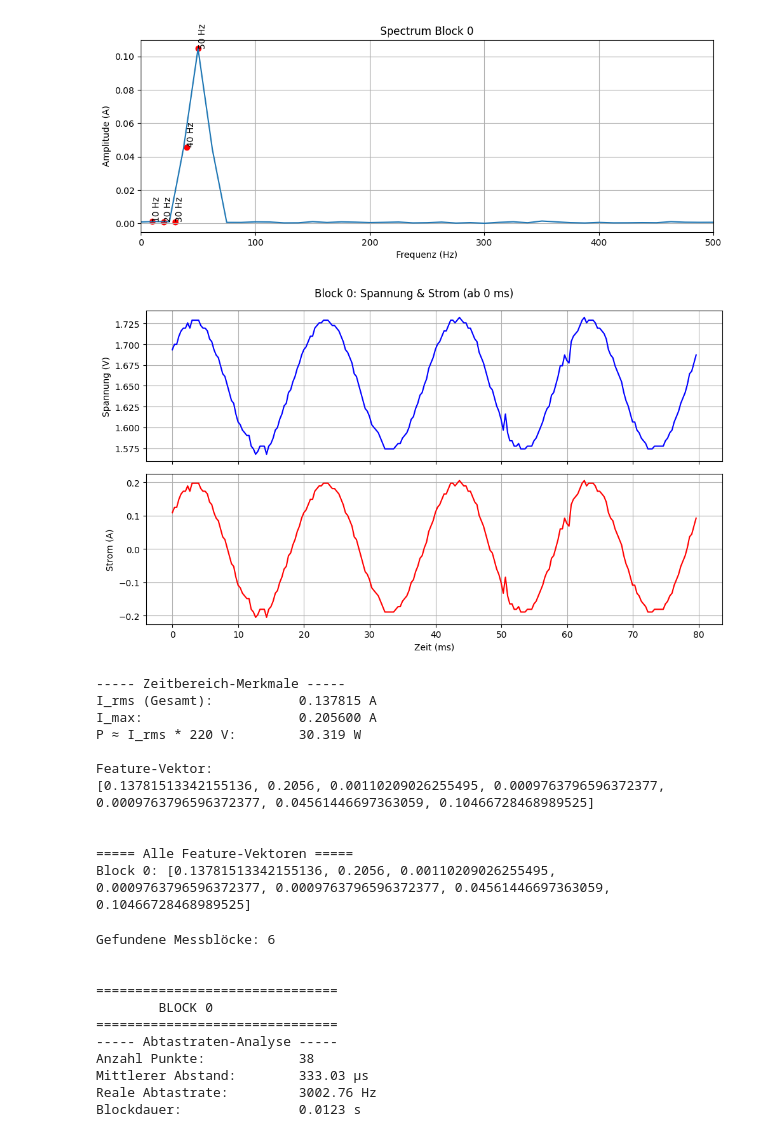
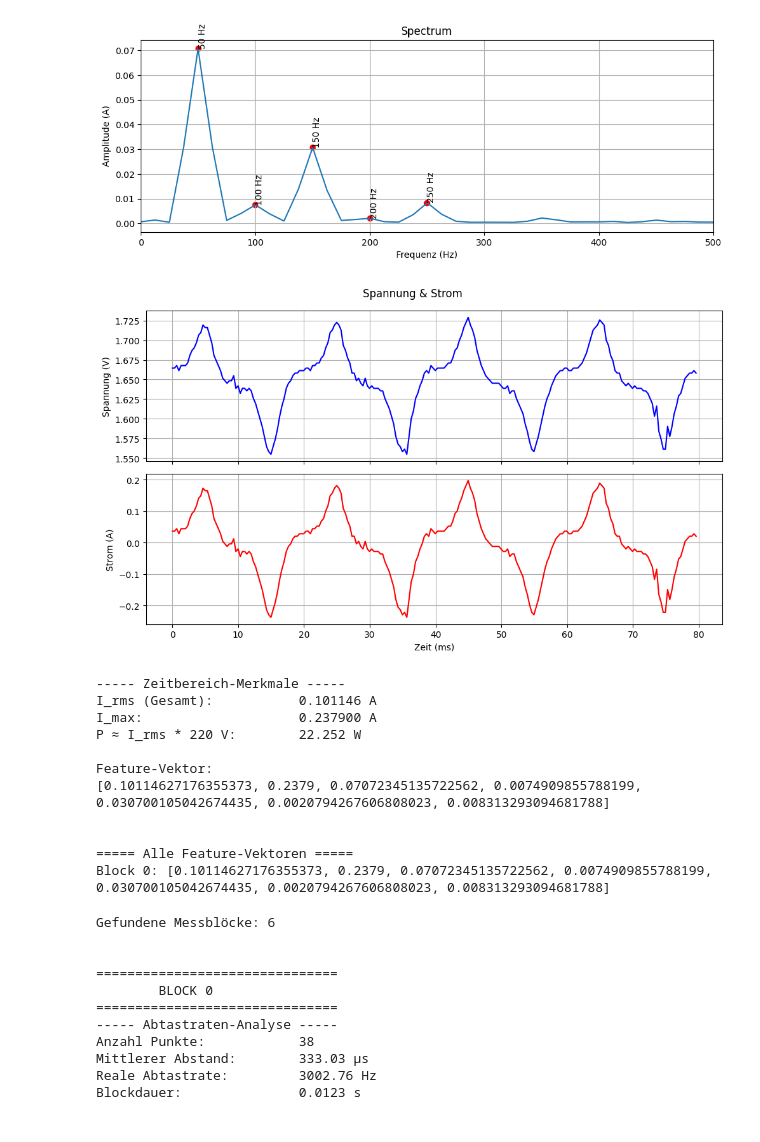
Before and after one commit to Taleb93/SensorSysteme, a Jupyter notebook: abtast.ipynb, the cells around one changed output. Saved outputs shown, nothing was run; the diff lists cells and outputs as text; code cells hidden in the pictures.

```diff
--- a/abtast.ipynb
+++ b/abtast.ipynb
@@ -4,7 +4,7 @@ import numpy as np
 import matplotlib.pyplot as plt
 
 # === 1️⃣ Datei einlesen ===
-filename = "ventelator.txt"
+filename = "lötstation.txt"
 
 df = pd.read_csv(
     filename,
@@ -65,7 +65,7 @@ for blk, d in df.groupby("block"):
     mag = np.abs(I_fft) * 2.0 / N   # einfache Normierung
 
     # Frequenzen, die du auswerten willst
-    freq_targets = [10,20, 30, 40, 50]
+    freq_targets = [50,100, 150, 200, 250]
     amps = []
 
     print("\n----- Spektrale Merkmale -----")
@@ -82,7 +82,7 @@ for blk, d in df.groupby("block"):
         plt.text(f, a, f"{f} Hz", rotation=90, va="bottom")
     plt.xlim(0, 500)
     plt.grid(True)
-    plt.title(f"Spectrum Block {blk}")
+    plt.title(f"Spectrum")
     plt.xlabel("Frequenz (Hz)")
     plt.ylabel("Amplitude (A)")
     plt.tight_layout()
@@ -101,7 +101,7 @@ for blk, d in df.groupby("block"):
     axI.set_xlabel("Zeit (ms)")
     axI.grid(True)
 
-    plt.suptitle(f"Block {blk}: Spannung & Strom (ab 0 ms)")
+    plt.suptitle(f"Spannung & Strom ")
     plt.tight_layout()
     plt.show()
 
@@ -152,16 +152,16 @@ Amplitude   50 Hz:     0.104667
-[figure, old version]
+[figure, new version]
-[figure, old version]
+[figure, new version]
 ----- Zeitbereich-Merkmale -----
-I_rms (Gesamt):           0.137815 A
-I_max:                    0.205600 A
-P ≈ I_rms * 220 V:        30.319 W
+I_rms (Gesamt):           0.101146 A
+I_max:                    0.237900 A
+P ≈ I_rms * 220 V:        22.252 W
 
 Feature-Vektor:
-[0.13781513342155136, 0.2056, 0.00110209026255495, 0.0009763796596372377, 0.0009763796596372377, 0.04561446697363059, 0.10466728468989525]
+[0.10114627176355373, 0.2379, 0.07072345135722562, 0.0074909855788199, 0.030700105042674435, 0.0020794267606808023, 0.008313293094681788]
 
 
 ===== Alle Feature-Vektoren =====
-Block 0: [0.13781513342155136, 0.2056, 0.00110209026255495, 0.0009763796596372377, 0.0009763796596372377, 0.04561446697363059, 0.10466728468989525]
+Block 0: [0.10114627176355373, 0.2379, 0.07072345135722562, 0.0074909855788199, 0.030700105042674435, 0.0020794267606808023, 0.008313293094681788]
 # %%
 import pandas as pd
 import numpy as np
```
Also changed, not shown: parts of 2 cells of this notebook, 23 other files.
